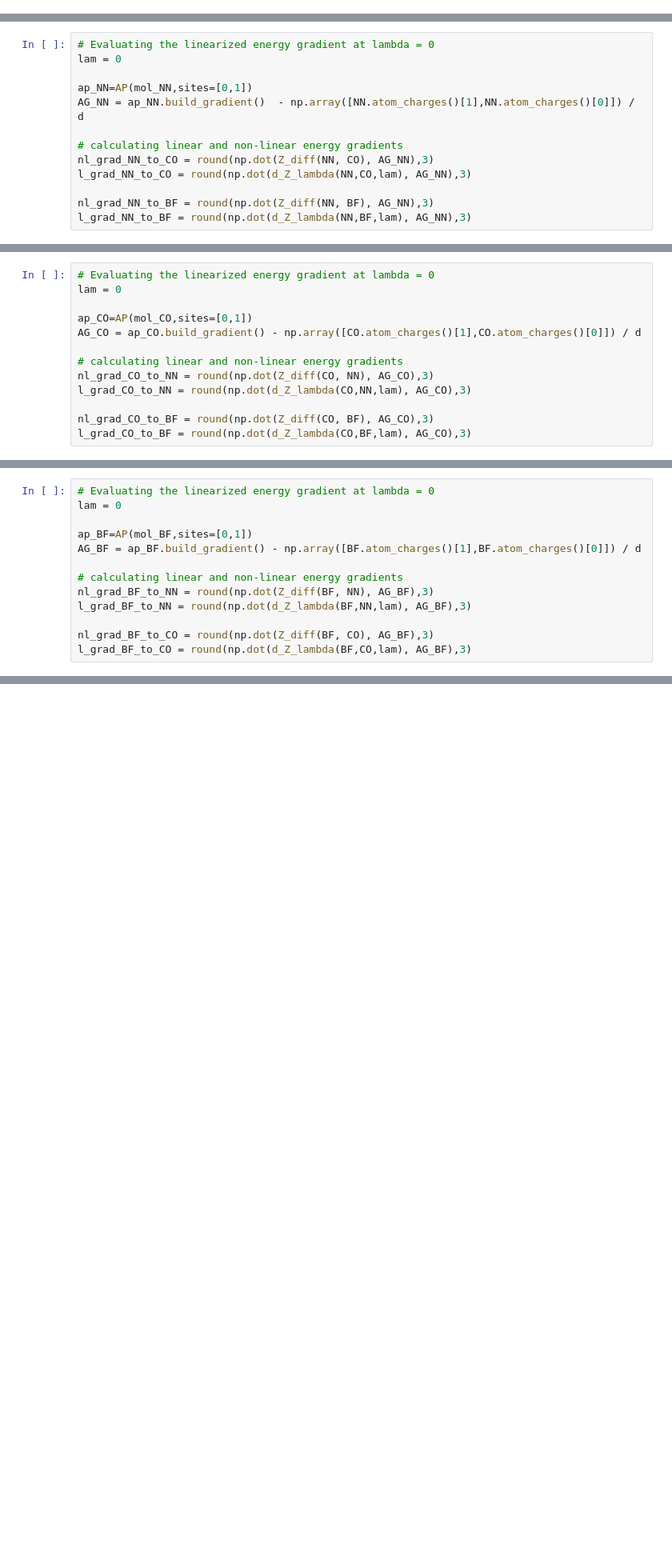
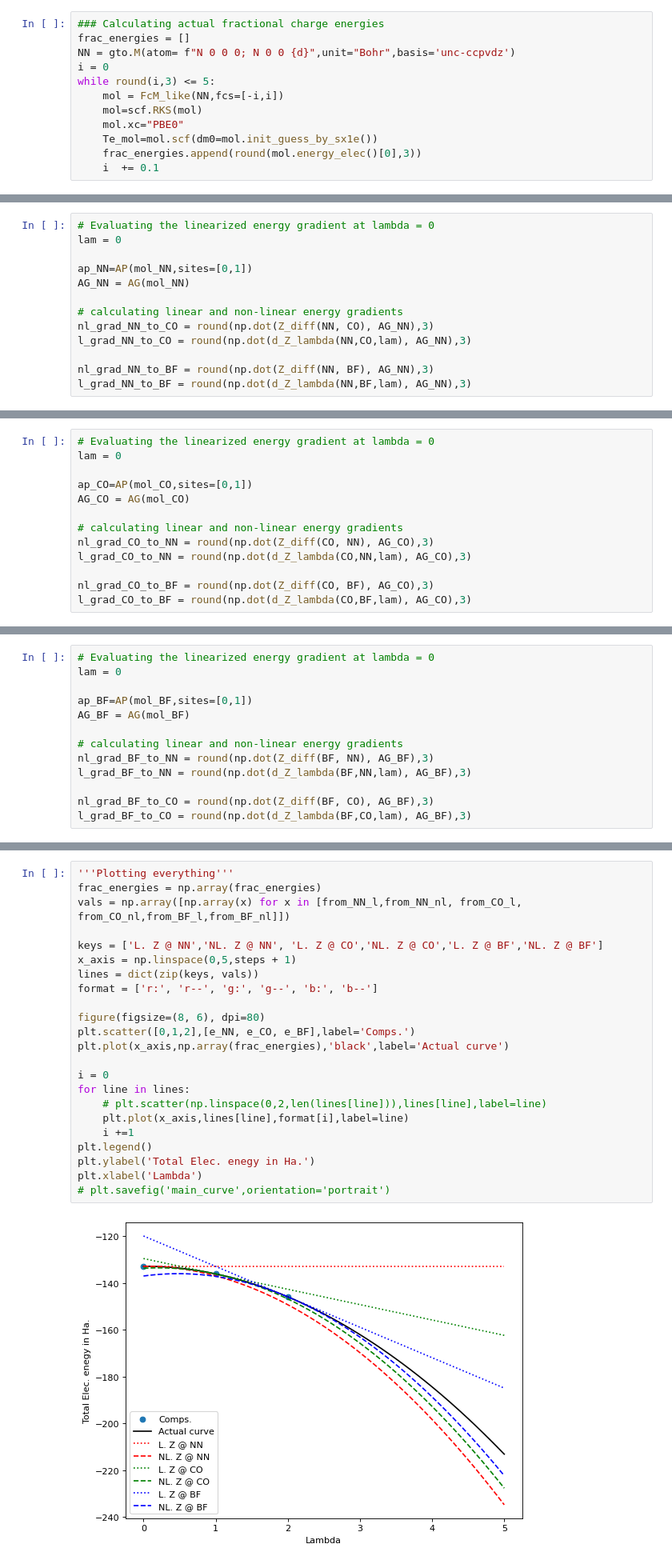
Before and after one commit to meetc1213/QA, a Jupyter notebook: My_code.ipynb, the cells around one changed output, grey strips where cells are left out. Shown at 80% size. Saved outputs shown, nothing was run; the diff lists cells and outputs as text; blank space fills up the shorter version.

Commit message:
made graph

```diff
--- a/My_code.ipynb
+++ b/My_code.ipynb
@@ -135,0 +71,12 @@ plt.plot([e_NN, e_CO, e_BF])
+# %%
+### Calculating actual fractional charge energies
+frac_energies = []
+NN = gto.M(atom= f"N 0 0 0; N 0 0 {d}",unit="Bohr",basis='unc-ccpvdz')
+i = 0
+while round(i,3) <= 5:
+    mol = FcM_like(NN,fcs=[-i,i])
+    mol=scf.RKS(mol)
+    mol.xc="PBE0"
+    Te_mol=mol.scf(dm0=mol.init_guess_by_sx1e())
+    frac_energies.append(round(mol.energy_elec()[0],3))
+    i  += 0.1
@@ -153,7 +146,7 @@ def Z_diff(mol_i, mol_f):
 lam = 0
 
 ap_NN=AP(mol_NN,sites=[0,1])
-AG_NN = ap_NN.build_gradient()  - np.array([NN.atom_charges()[1],NN.atom_charges()[0]]) / d
+AG_NN = AG(mol_NN)
 
 # calculating linear and non-linear energy gradients
 nl_grad_NN_to_CO = round(np.dot(Z_diff(NN, CO), AG_NN),3)
@@ -179,7 +168,7 @@ E_CO_pred
 lam = 0
 
 ap_CO=AP(mol_CO,sites=[0,1])
-AG_CO = ap_CO.build_gradient() - np.array([CO.atom_charges()[1],CO.atom_charges()[0]]) / d
+AG_CO = AG(mol_CO)
 
 # calculating linear and non-linear energy gradients
 nl_grad_CO_to_NN = round(np.dot(Z_diff(CO, NN), AG_CO),3)
@@ -207,7 +183,7 @@ nl_grad_CO_to_NN, l_grad_CO_to_NN, nl_grad_CO_to_BF, l_grad_CO_to_BF
 lam = 0
 
 ap_BF=AP(mol_BF,sites=[0,1])
-AG_BF = ap_BF.build_gradient() - np.array([BF.atom_charges()[1],BF.atom_charges()[0]]) / d
+AG_BF = AG(mol_BF)
 
 # calculating linear and non-linear energy gradients
 nl_grad_BF_to_NN = round(np.dot(Z_diff(BF, NN), AG_BF),3)
@@ -232,0 +234,25 @@ l_grads= np.array([l_grad_CO_to_NN, l_grad_CO_to_BF,
+# %%
+'''Plotting everything'''
+frac_energies = np.array(frac_energies)
+vals = np.array([np.array(x) for x in [from_NN_l,from_NN_nl, from_CO_l, from_CO_nl,from_BF_l,from_BF_nl]])
+
+keys = ['L. Z @ NN','NL. Z @ NN', 'L. Z @ CO','NL. Z @ CO','L. Z @ BF','NL. Z @ BF']
+x_axis = np.linspace(0,5,steps + 1)
+lines = dict(zip(keys, vals))
+format = ['r:', 'r--', 'g:', 'g--', 'b:', 'b--']
+
+figure(figsize=(8, 6), dpi=80)
+plt.scatter([0,1,2],[e_NN, e_CO, e_BF],label='Comps.')
+plt.plot(x_axis,np.array(frac_energies),'black',label='Actual curve')
+
+i = 0
+for line in lines:
+    # plt.scatter(np.linspace(0,2,len(lines[line])),lines[line],label=line)
+    plt.plot(x_axis,lines[line],format[i],label=line)
+    i +=1
+plt.legend()
+plt.ylabel('Total Elec. enegy in Ha.')
+plt.xlabel('Lambda')
+# plt.savefig('main_curve',orientation='portrait')
+# %% [output]
+[figure, added]
```
Also changed, not shown: parts of 30 cells of this notebook.
